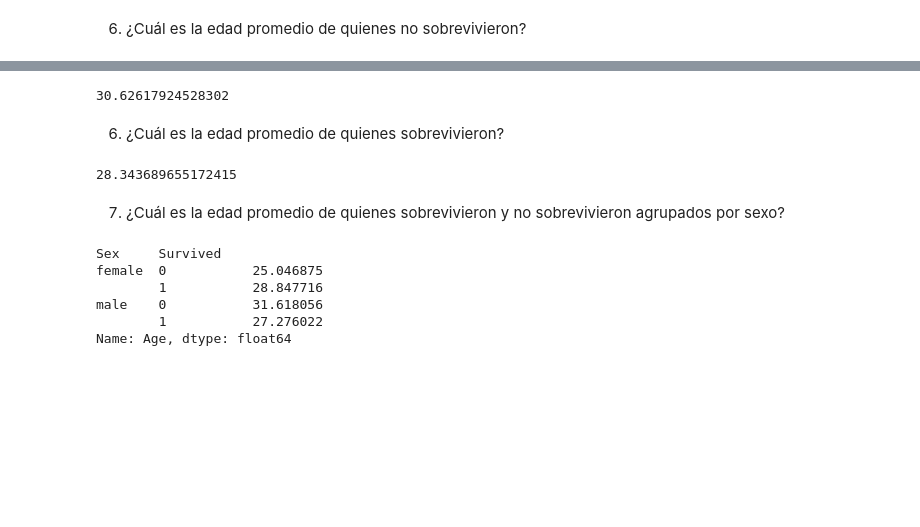
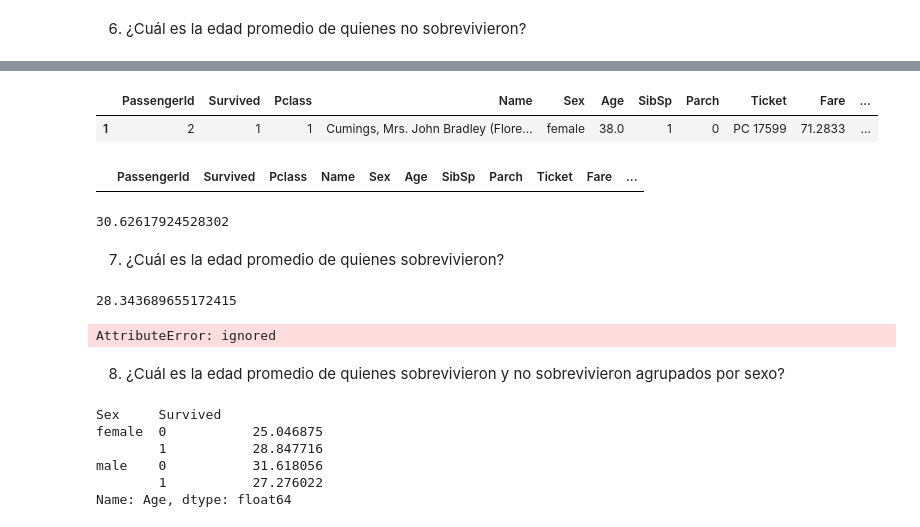
Before and after one commit to sebagit914/Challenge01, a Jupyter notebook: Titanic.ipynb, the cells around one changed output, grey strips where cells are left out. Drawn from its saved outputs; the diff is of its cells as text; code cells hidden in the pictures; blank space fills up the shorter version.

```diff
--- a/Titanic.ipynb
+++ b/Titanic.ipynb
@@ -90,17 +84,35 @@ Name: Age, dtype: float64
+# %%
+filtro1 = df['Fare']==71.2833
+
+filtro2 = df.loc[filtro1, :]
+filtro2
+# %% [output]
+|  | PassengerId | Survived | Pclass | Name | Sex | Age | SibSp | Parch | Ticket | Fare | ... |
+| 1 | 2 | 1 | 1 | Cumings, Mrs. John Bradley (Flore... | female | 38.0 | 1 | 0 | PC 17599 | 71.2833 | ... |
+# %%
+filtro3 = df['Sex']== 'male'
+filtro2 = df.loc[filtro1 & filtro3, :]
+filtro2
+# %% [output]
+|  | PassengerId | Survived | Pclass | Name | Sex | Age | SibSp | Parch | Ticket | Fare | ... |
 # %%
 df2 = df[df['Survived'] == False]['Age'].mean()
 df2
 # %% [output]
 30.62617924528302
 # %% [markdown]
-06. ¿Cuál es la edad promedio de quienes sobrevivieron?
+07. ¿Cuál es la edad promedio de quienes sobrevivieron?
 # %%
 df1 = df[df['Survived'] == True]['Age'].mean()
 df1
 # %% [output]
 28.343689655172415
+# %%
+df1.groupby(['Survived'])['Age'].mean()
+# %% [output]
+AttributeError: ignored
 # %% [markdown]
-07. ¿Cuál es la edad promedio de quienes sobrevivieron y no sobrevivieron agrupados por sexo?
+08. ¿Cuál es la edad promedio de quienes sobrevivieron y no sobrevivieron agrupados por sexo?
 # %%
 df.groupby(['Sex', 'Survived'])['Age'].agg('mean')
 # %% [output]
```
Also changed, not shown: parts of 1 cell of this notebook.
